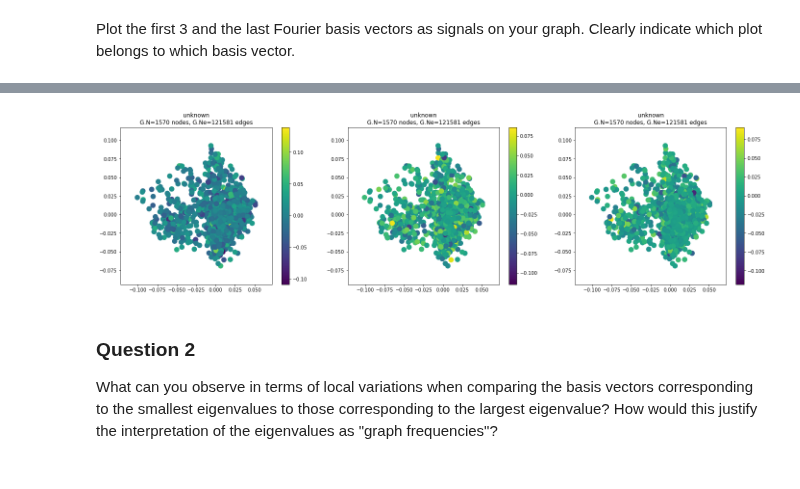
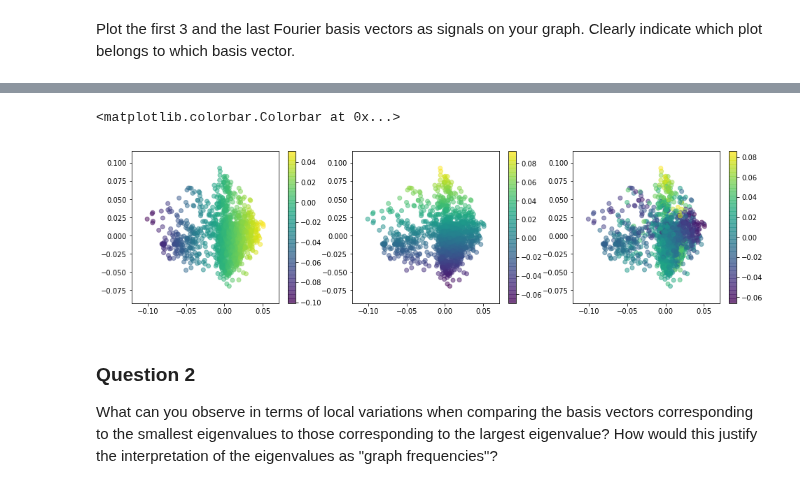
Before and after one commit to vndk36/Project_ntds2018, a Jupyter notebook: Milestone_4/4_AlCi.ipynb, the cells around one changed output, grey strips where cells are left out. Drawn from its saved outputs; the diff is of its cells as text; code cells hidden in the pictures.

```diff
--- a/Milestone_4/4_AlCi.ipynb
+++ b/Milestone_4/4_AlCi.ipynb
@@ -148,6 +149,7 @@ eigenvalues,eigenvectors = np.linalg.eigh(laplacian)
 # Ordered Laplacian eigenvalues.
 e = eigenvalues
 # Ordered graph Fourier basis. -> Eigenvectors basis
-U = eigenvectors
+#U = eigenvectors
+U = eigenvectors.T
 # %% [markdown]
 Plot the first 3 and the last Fourier basis vectors as signals on your graph. Clearly indicate which plot belongs to which basis vector.
@@ -170,20 +156,20 @@ graph.set_coordinates(eigenvectors[:, 1:3])  # Laplacian eigenmaps.
-# %%
-fig=plt.figure(figsize=(24,6))
-ax1 = fig.add_subplot(131)
-ax2 = fig.add_subplot(132)
-ax3 = fig.add_subplot(133)
-
-#_ = axes[0].spy(G.W, markersize=0.5)
-#G.plot(show_edges=True, ax=axes[1])
-
-signal = U[1]
-graph.plot_signal(signal, ax=ax1)
-signal = U[2]
-graph.plot_signal(signal, ax=ax2)
-signal = U[3]
-graph.plot_signal(signal, ax=ax3)
-# %% [output]
-[figure, removed]
+# %%
+plt.figure(figsize=(16,4))
+plt.subplot(1,3,1)
+signal = U[1]
+plt.scatter(eigenvectors[:, 1], eigenvectors[:, 2], c=signal, alpha=0.5)
+plt.colorbar()
+plt.subplot(1,3,2)
+signal = U[2]
+plt.scatter(eigenvectors[:, 1], eigenvectors[:, 2], c=signal, alpha=0.5)
+plt.colorbar()
+plt.subplot(1,3,3)
+signal = U[3]
+plt.scatter(eigenvectors[:, 1], eigenvectors[:, 2], c=signal, alpha=0.5)
+plt.colorbar()
+# %% [output]
+<matplotlib.colorbar.Colorbar at 0x...>
+[figure, added]
 # %% [markdown]
 ### Question 2
 
```
Also changed, not shown: parts of 3 cells of this notebook.
